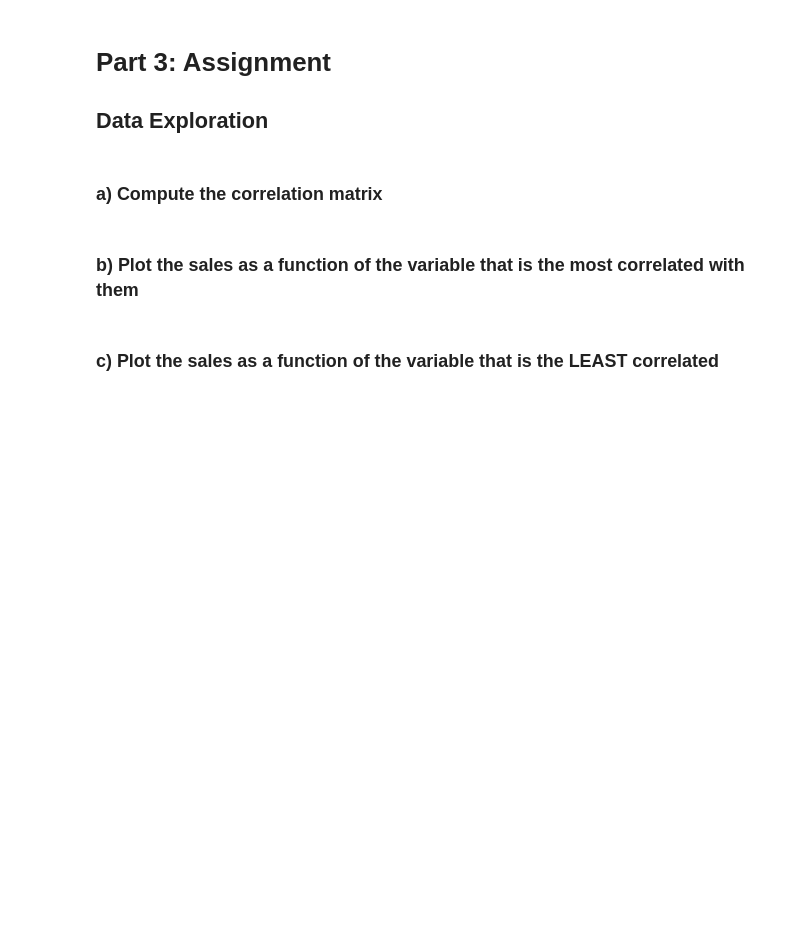
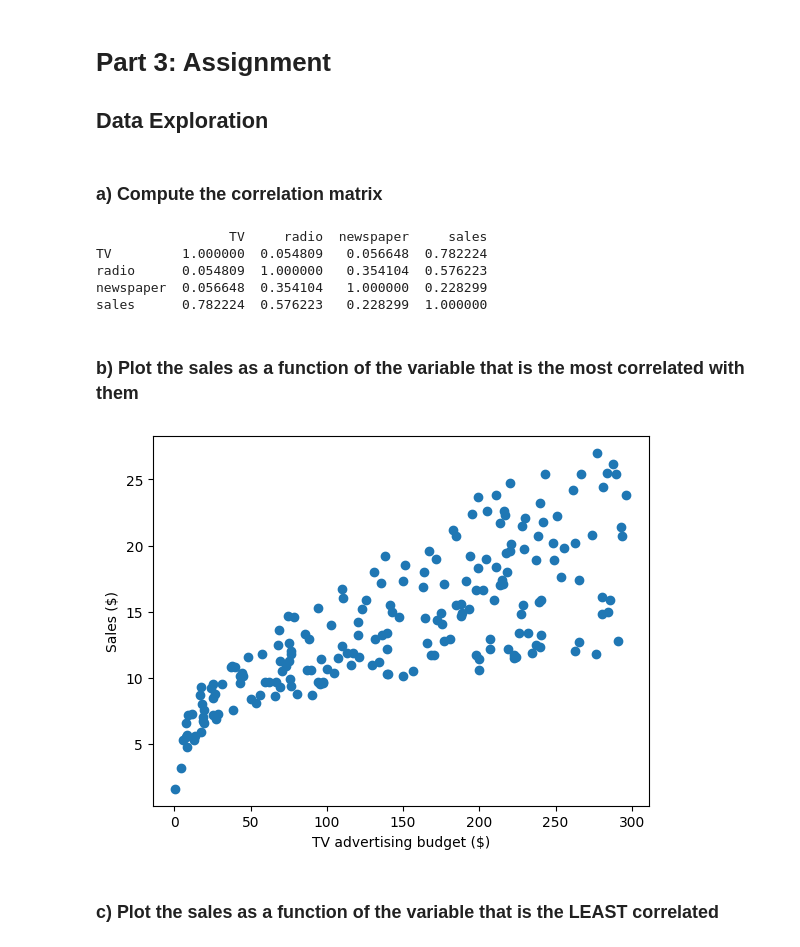
Before and after one commit to selagk/FSM_Ex, a Jupyter notebook: Ex4/SelaGK_ML_course04_practice.ipynb, the cells around one changed output. Saved outputs shown, nothing was run; the diff lists cells and outputs as text; code cells hidden in the pictures; blank space fills up the shorter version.

```diff
--- a/Ex4/SelaGK_ML_course04_practice.ipynb
+++ b/Ex4/SelaGK_ML_course04_practice.ipynb
@@ -191,7 +283,23 @@ visualize_polynomial(polynomial_regression_pipeline)
 ## Data Exploration
 # %% [markdown]
 ### a) Compute the correlation matrix
+# %%
+corr_matrix = data.corr()
+print(corr_matrix)
+# %% [output]
+                 TV     radio  newspaper     sales
+TV         1.000000  0.054809   0.056648  0.782224
+radio      0.054809  1.000000   0.354104  0.576223
+newspaper  0.056648  0.354104   1.000000  0.228299
+sales      0.782224  0.576223   0.228299  1.000000
 # %% [markdown]
 ### b) Plot the sales as a function of the variable that is the most correlated with them
+# %%
+plt.scatter(data['TV'], data['sales'])
+plt.xlabel('TV advertising budget ($)')
+plt.ylabel('Sales ($)')
+plt.show()
+# %% [output]
+[figure, added]
 # %% [markdown]
 ### c) Plot the sales as a function of the variable that is the LEAST correlated
```
Also changed, not shown: parts of 18 cells of this notebook.
